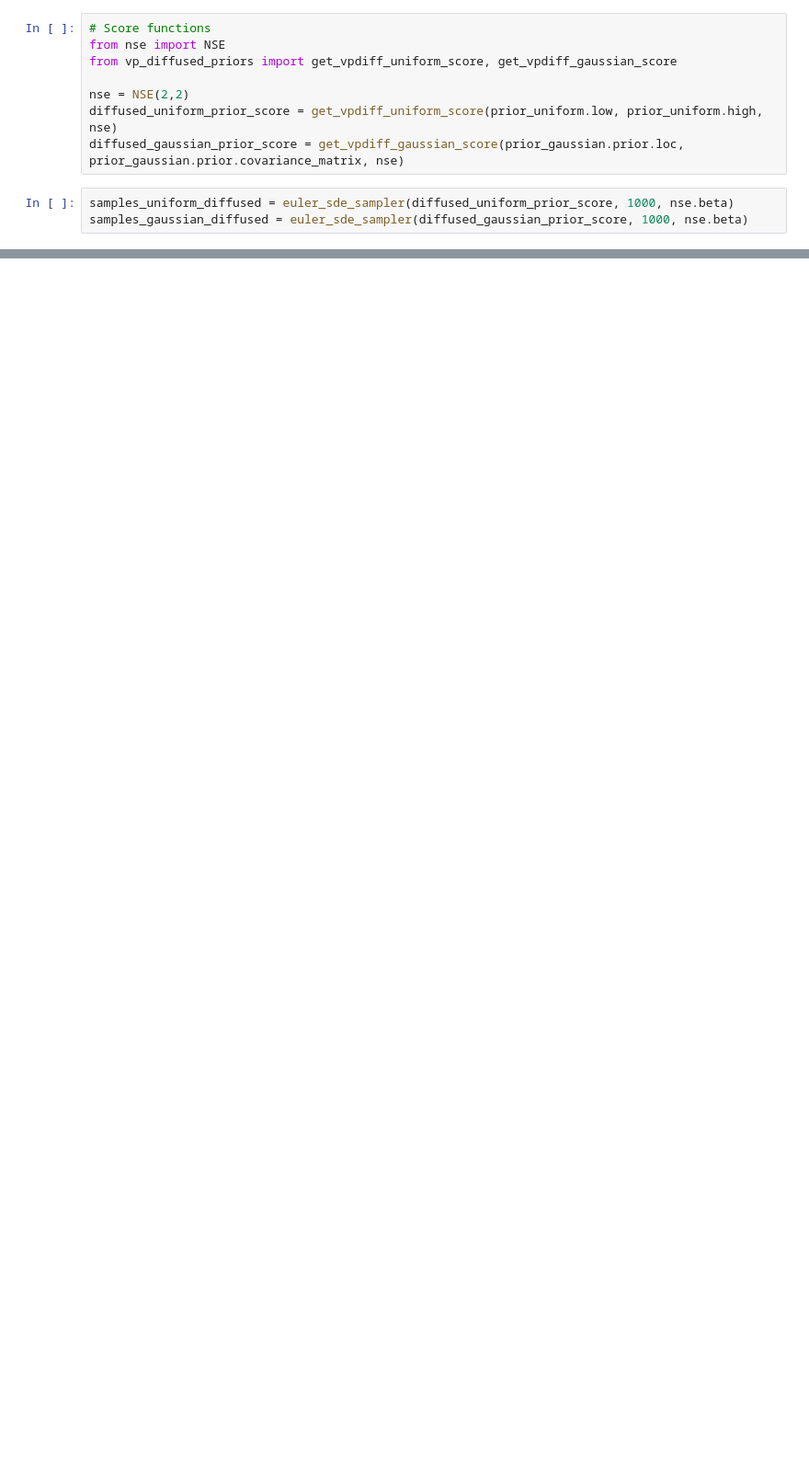
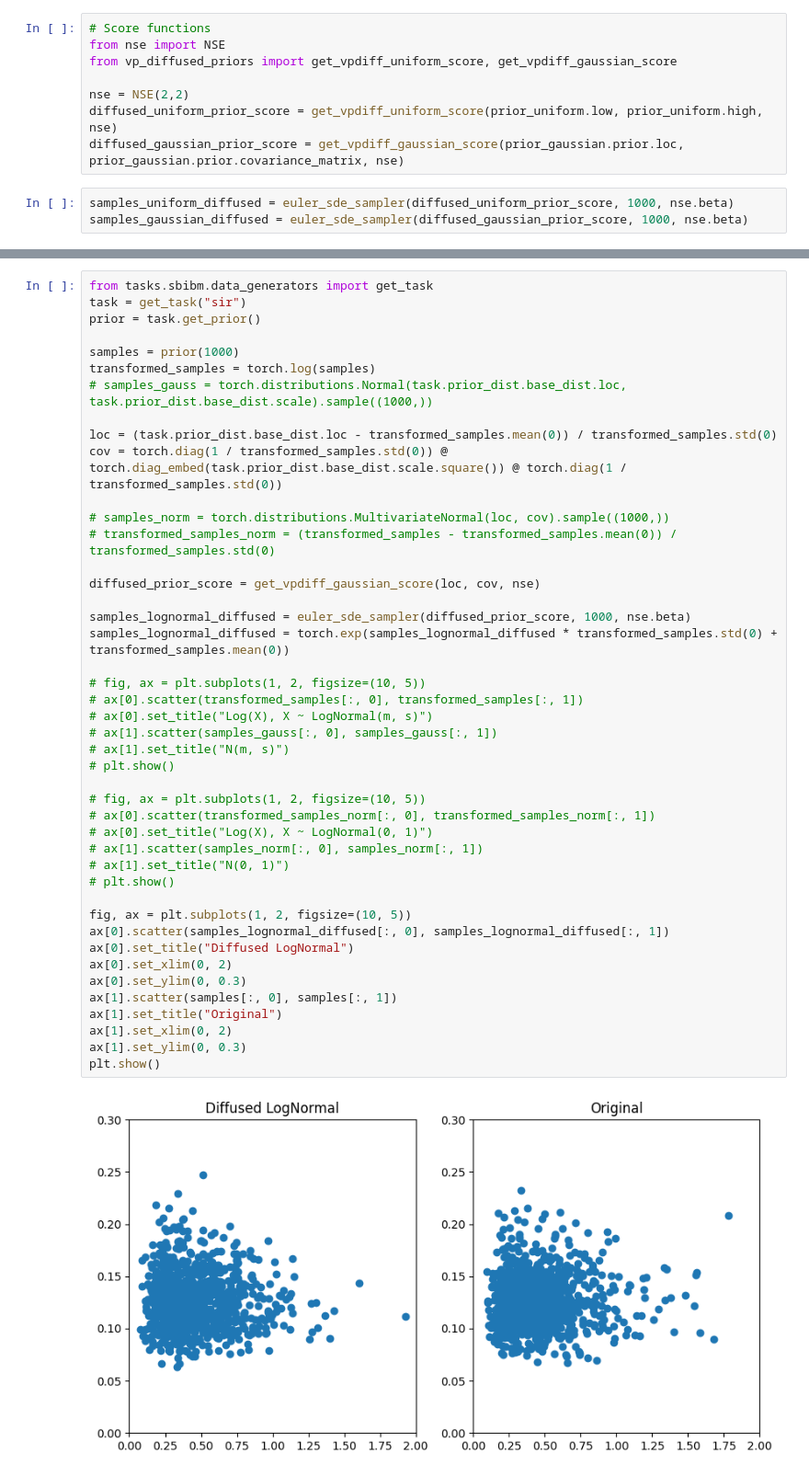
Before and after one commit to JuliaLinhart/diffusions-for-sbi, a Jupyter notebook: notebooks/diffused_priors.ipynb, the cells around one changed output, grey strips where cells are left out. Shown at 92% size. Drawn from its saved outputs; the diff is of its cells as text; blank space fills up the shorter version.

```diff
--- a/notebooks/diffused_priors.ipynb
+++ b/notebooks/diffused_priors.ipynb
@@ -70,0 +92,46 @@ plt.show()
+# %%
+from tasks.sbibm.data_generators import get_task
+task = get_task("sir")
+prior = task.get_prior()
+
+samples = prior(1000)
+transformed_samples = torch.log(samples)
+# samples_gauss = torch.distributions.Normal(task.prior_dist.base_dist.loc, task.prior_dist.base_dist.scale).sample((1000,))
+
+loc = (task.prior_dist.base_dist.loc - transformed_samples.mean(0)) / transformed_samples.std(0)
+cov = torch.diag(1 / transformed_samples.std(0)) @ torch.diag_embed(task.prior_dist.base_dist.scale.square()) @ torch.diag(1 / transformed_samples.std(0))
+
+# samples_norm = torch.distributions.MultivariateNormal(loc, cov).sample((1000,))
+# transformed_samples_norm = (transformed_samples - transformed_samples.mean(0)) / transformed_samples.std(0)
+
+diffused_prior_score = get_vpdiff_gaussian_score(loc, cov, nse)
+
+samples_lognormal_diffused = euler_sde_sampler(diffused_prior_score, 1000, nse.beta)
+samples_lognormal_diffused = torch.exp(samples_lognormal_diffused * transformed_samples.std(0) + transformed_samples.mean(0))
+
+# fig, ax = plt.subplots(1, 2, figsize=(10, 5))
+# ax[0].scatter(transformed_samples[:, 0], transformed_samples[:, 1])
+# ax[0].set_title("Log(X), X ~ LogNormal(m, s)")
+# ax[1].scatter(samples_gauss[:, 0], samples_gauss[:, 1])
+# ax[1].set_title("N(m, s)")
+# plt.show()
+
+# fig, ax = plt.subplots(1, 2, figsize=(10, 5))
+# ax[0].scatter(transformed_samples_norm[:, 0], transformed_samples_norm[:, 1])
+# ax[0].set_title("Log(X), X ~ LogNormal(0, 1)")
+# ax[1].scatter(samples_norm[:, 0], samples_norm[:, 1])
+# ax[1].set_title("N(0, 1)")
+# plt.show()
+
+fig, ax = plt.subplots(1, 2, figsize=(10, 5))
+ax[0].scatter(samples_lognormal_diffused[:, 0], samples_lognormal_diffused[:, 1])
+ax[0].set_title("Diffused LogNormal")
+ax[0].set_xlim(0, 2)
+ax[0].set_ylim(0, 0.3)
+ax[1].scatter(samples[:, 0], samples[:, 1])
+ax[1].set_title("Original")
+ax[1].set_xlim(0, 2)
+ax[1].set_ylim(0, 0.3)
+plt.show()
+# %% [output]
+[figure, added]
```
Also changed, not shown: parts of 5 cells of this notebook, 50 other files.
